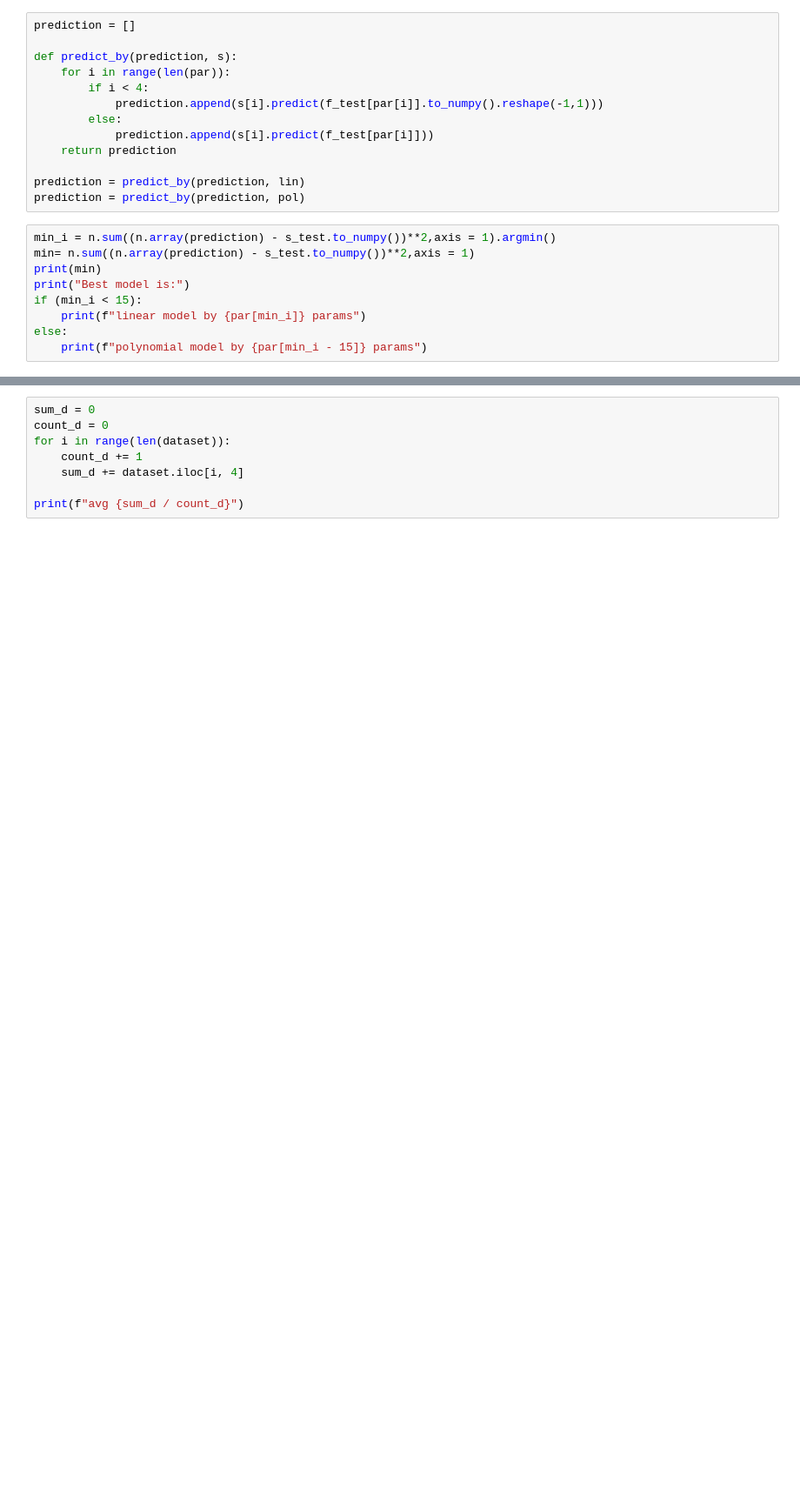
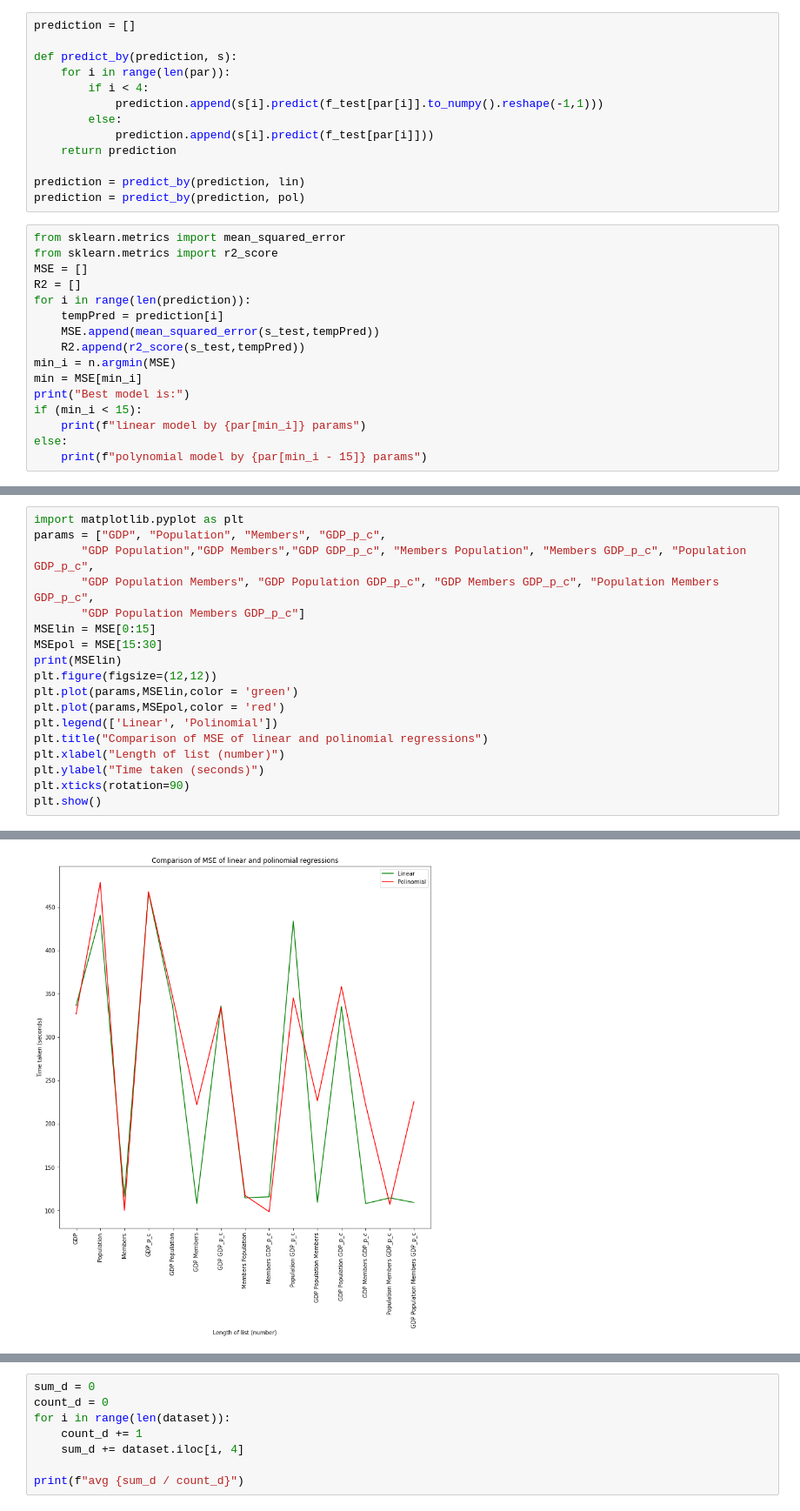
Before and after one commit to ErnestoFolting/courseWorkOlympicAnalysis, a Jupyter notebook: regression.ipynb, the cells around one changed output, grey strips where cells are left out. Shown at 87% size. Saved outputs shown, nothing was run; the diff lists cells and outputs as text; blank space fills up the shorter version.

Commit message:
good regression

```diff
--- a/regression.ipynb
+++ b/regression.ipynb
@@ -180,9 +178,16 @@ def predict_by(prediction, s):
 prediction = predict_by(prediction, lin)
 prediction = predict_by(prediction, pol)
 # %%
-min_i = n.sum((n.array(prediction) - s_test.to_numpy())**2,axis = 1).argmin()
-min= n.sum((n.array(prediction) - s_test.to_numpy())**2,axis = 1)
-print(min)
+from sklearn.metrics import mean_squared_error
+from sklearn.metrics import r2_score
+MSE = []
+R2 = []
+for i in range(len(prediction)):
+    tempPred = prediction[i]
+    MSE.append(mean_squared_error(s_test,tempPred))
+    R2.append(r2_score(s_test,tempPred))
+min_i = n.argmin(MSE)
+min = MSE[min_i]
 print("Best model is:")
 if (min_i < 15):
     print(f"linear model by {par[min_i]} params")
@@ -201,0 +199,19 @@ polynomial model by ['Population', 'Members', 'GDP_p_c'] params
+# %%
+import matplotlib.pyplot as plt
+params = ["GDP", "Population", "Members", "GDP_p_c",
+       "GDP Population","GDP Members","GDP GDP_p_c", "Members Population", "Members GDP_p_c", "Population GDP_p_c",
+       "GDP Population Members", "GDP Population GDP_p_c", "GDP Members GDP_p_c", "Population Members GDP_p_c",
+       "GDP Population Members GDP_p_c"]
+MSElin = MSE[0:15]
+MSEpol = MSE[15:30]
+print(MSElin)
+plt.figure(figsize=(12,12))
+plt.plot(params,MSElin,color = 'green')
+plt.plot(params,MSEpol,color = 'red')
+plt.legend(['Linear', 'Polinomial'])
+plt.title("Comparison of MSE of linear and polinomial regressions")
+plt.xlabel("Length of list (number)")
+plt.ylabel("Time taken (seconds)")
+plt.xticks(rotation=90)
+plt.show()
+# %% [output]
@@ -201,0 +219 @@ polynomial model by ['Population', 'Members', 'GDP_p_c'] params
+[figure, added]
```
Also changed, not shown: parts of 9 cells of this notebook.
